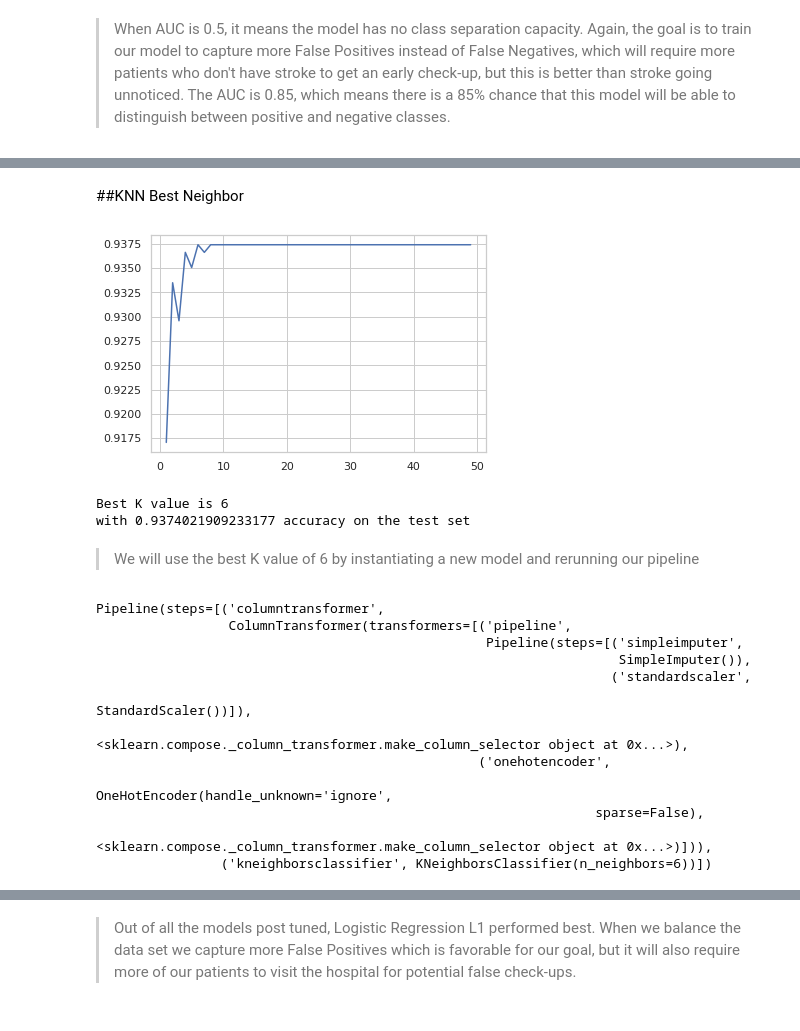
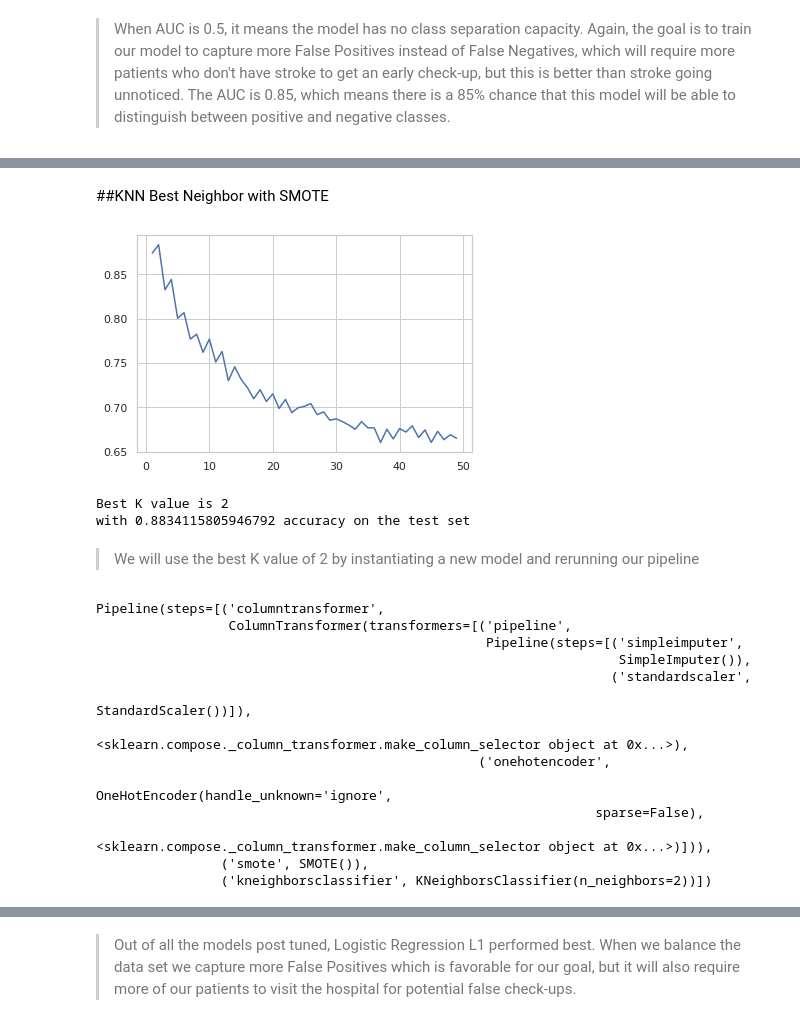
Before and after one commit to bradshawjoshua/Early-Detection-Stroke, a Jupyter notebook: Early_Detection_of_Stroke.ipynb, the cells around one changed output, grey strips where cells are left out. Drawn from its saved outputs; the diff is of its cells as text; code cells hidden in the pictures.

```diff
--- a/Early_Detection_of_Stroke.ipynb
+++ b/Early_Detection_of_Stroke.ipynb
@@ -542,3 +543,6 @@ X_train, X_test, y_train, y_test = train_test_split(X, y, random_state=42)
+# %%
+# setting random_state to 42
+X_train, X_test, y_train, y_test = train_test_split(X, y, random_state=42, stratify = y)
 # %% [markdown]
 ##Preprocessing
 # %%
@@ -746,13 +768,13 @@ weighted avg       0.94      0.94      0.91      1278
 # %%
 # attempting to balance the class weight for lg
 
-logreg_balanced = LogisticRegression(class_weight='balanced', max_iter=1000)
+logreg_balanced = LogisticRegression(class_weight = 'balanced', max_iter=1000)
 
-logreg_balanced_pipe = make_pipeline(column_transformer, logreg_balanced)
+logreg_balanced_smote_pipe = smote_pipe(column_transformer, smote, logreg_balanced)
 
-logreg_balanced_pipe.fit(X_train, y_train)
+logreg_balanced_smote_pipe.fit(X_train, y_train)
 
-evaluate_classification(logreg_balanced_pipe, X_test, y_test)
+evaluate_classification(logreg_balanced_smote_pipe, X_test, y_test)
 # %% [output]
               precision    recall  f1-score   support
 
@@ -862,9 +875,9 @@ plt.legend();
 # %%
 #trying a default KNN model in the pipeline
 #instantiating the KNN model
-knn = KNeighborsClassifier()
+knn_smote = KNeighborsClassifier()
 
-#making the pipeline with the column_transformer
-knn_pipe = make_pipeline(column_transformer, knn)
+#using smote pipeline to combine prep, smote, and knn model
+knn_smote_pipe = smote_pipe(column_transformer, smote, knn_smote)
 # %%
 # Looking at some hyperparameters that seem tunable
@@ -881,5 +885,5 @@ knn.get_params()
 # %%
-knn_pipe.fit(X_train, y_train)
+knn_smote_pipe.fit(X_train, y_train)
 # %% [output]
 Pipeline(steps=[('columntransformer',
                  ColumnTransformer(transformers=[('pipeline',
@@ -907,34 +912,34 @@ Accuracy of Test set 0.935054773082942
 # %% [markdown]
-##KNN Best Neighbor
+##KNN Best Neighbor with SMOTE
 # %%
 #deploying a for loop to find the best accuracy
 krange = range(1, 50)
 test_accuracies = []
 bestacc = 0
 bestk = 0
 for k in krange:
   #find accuracy for each k
-  pipe = make_pipeline(column_transformer, KNeighborsClassifier(n_neighbors=k))
-  pipe.fit(X_train, y_train)
-  acc = accuracy_score(y_test, pipe.predict(X_test))
+  knn_smote_pipe = smote_pipe(column_transformer, smote, KNeighborsClassifier(n_neighbors=k))
+  knn_smote_pipe.fit(X_train, y_train)
+  acc = accuracy_score(y_test, knn_smote_pipe.predict(X_test))
   #if accuracy for this k is better than previous accuracies, set bestk = k
   if acc > bestacc:
     bestacc = acc
     bestk = k
 
   test_accuracies.append(acc)
 
 #plot accuracies over K
 plt.plot(krange, test_accuracies, label='Test K Scores')
 plt.show()
 
 #print best k and best accuracy
 print(f'Best K value is {bestk} \nwith {bestacc} accuracy on the test set')
 # %% [output]
-[figure, old version]
+[figure, new version]
-Best K value is 6
-with 0.9374021909233177 accuracy on the test set
+Best K value is 2
+with 0.8834115805946792 accuracy on the test set
 # %% [markdown]
->We will use the best K value of 6 by instantiating a new model and rerunning our pipeline
+>We will use the best K value of 2 by instantiating a new model and rerunning our pipeline
 # %%
 #setting our best_knn model for n_neighbors to a value of 6
@@ -942,7 +947,7 @@ best_knn = KNeighborsClassifier(n_neighbors=6)
 # %%
 #making the pipeline and fitting it on the train data
-knn_pipe_2 = make_pipeline(column_transformer, best_knn)
-knn_pipe_2.fit(X_train, y_train)
+knn_smote_pipe_2 = smote_pipe(column_transformer, smote, best_knn)
+knn_smote_pipe_2.fit(X_train, y_train)
 # %% [output]
 Pipeline(steps=[('columntransformer',
                  ColumnTransformer(transformers=[('pipeline',
@@ -955,6 +960,7 @@ Pipeline(steps=[('columntransformer',
                                                   OneHotEncoder(handle_unknown='ignore',
                                                                 sparse=False),
                                                   <sklearn.compose._column_transformer.make_column_selector object at 0x...>)])),
-                ('kneighborsclassifier', KNeighborsClassifier(n_neighbors=6))])
+                ('smote', SMOTE()),
+                ('kneighborsclassifier', KNeighborsClassifier(n_neighbors=2))])
 # %%
 #preparing variables to evaluate or accuracy for identifying the correct drug type
```
Also changed, not shown: parts of 50 cells of this notebook.
